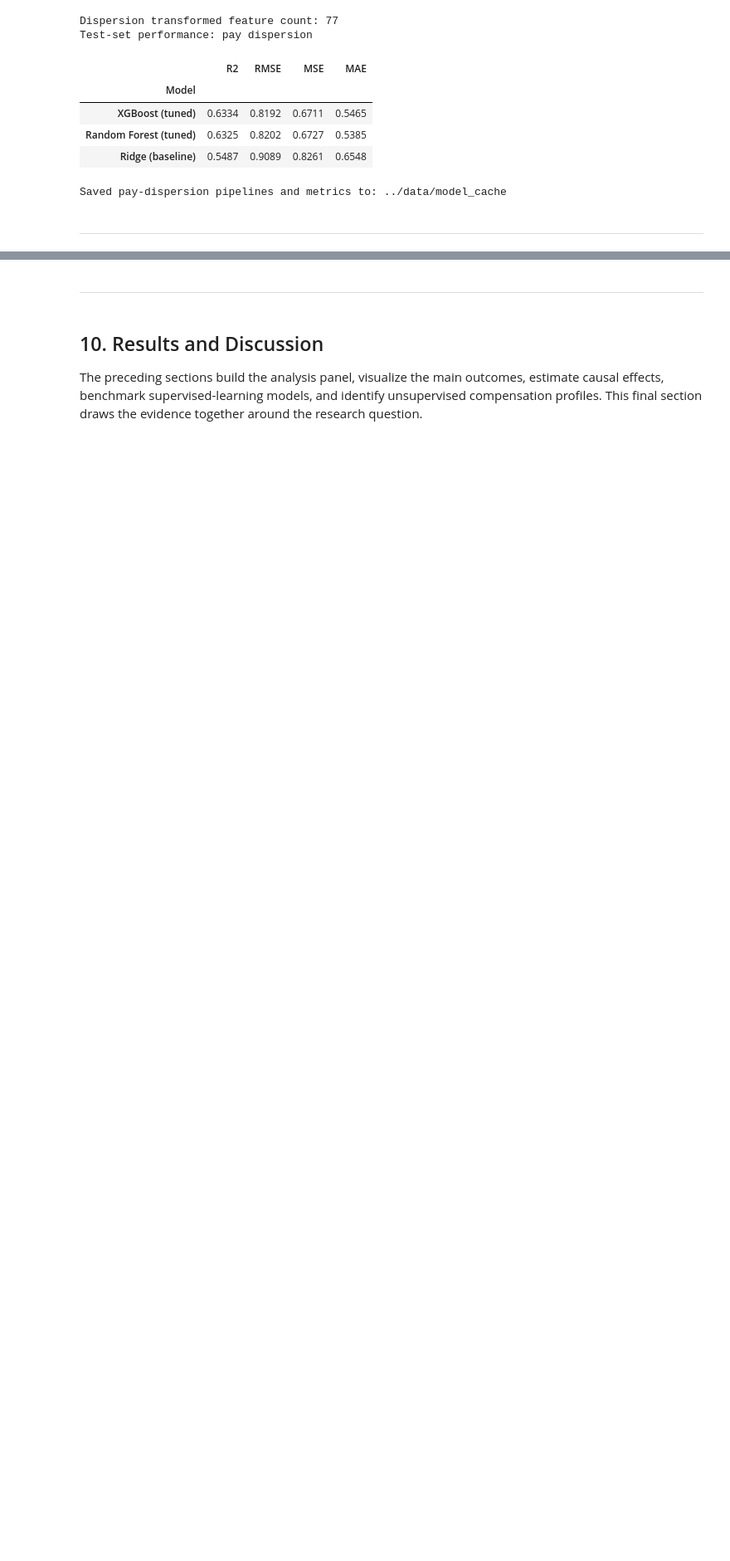
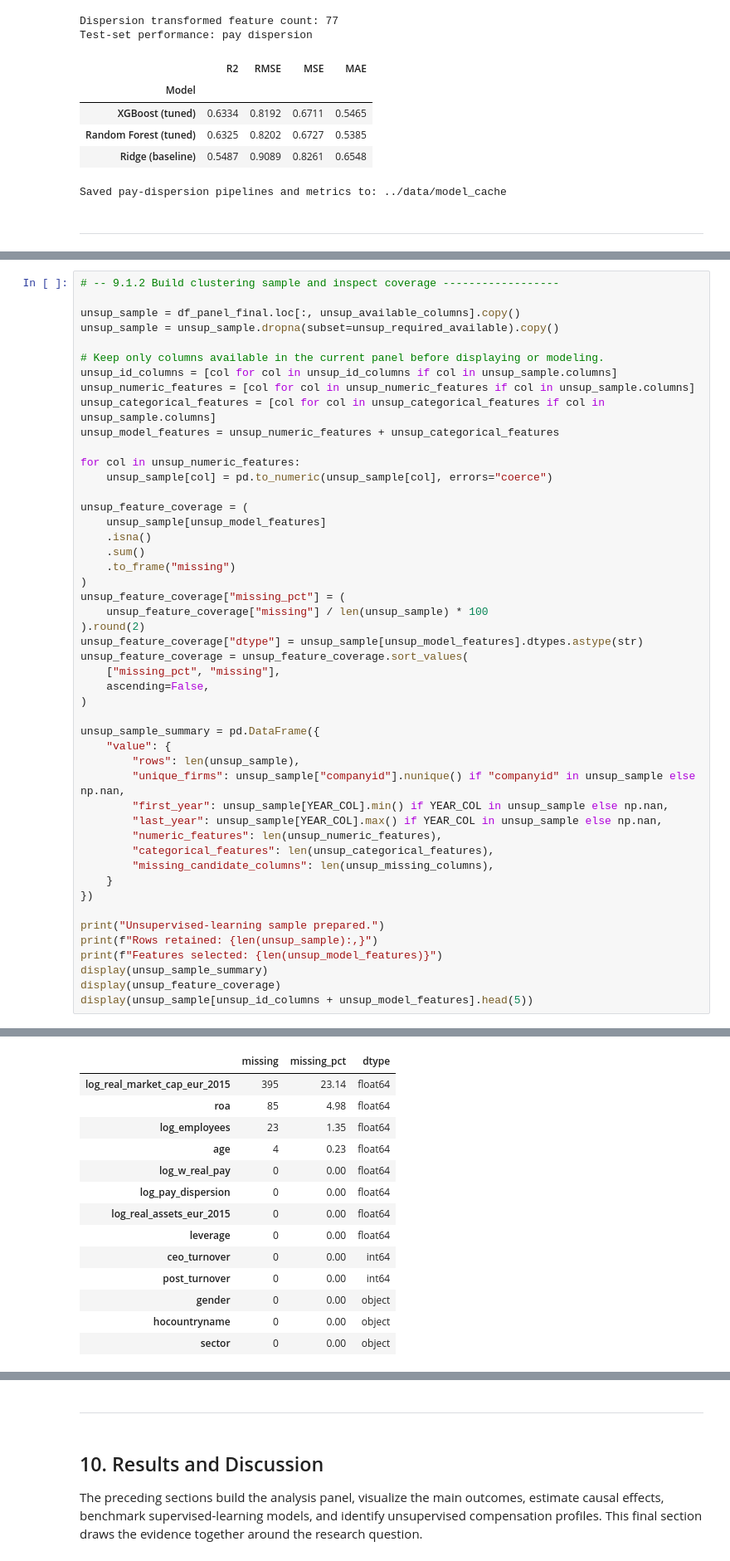
Before and after one commit to rizkyakbar-tud/DAI, a Jupyter notebook: mission/proposals_st26/mission_proposal_Akbar-Zduńczyk copy.ipynb, the cells around one changed output, grey strips where cells are left out. Shown at 83% size. Saved outputs shown, nothing was run; the diff lists cells and outputs as text; blank space fills up the shorter version.

```diff
--- a/mission/proposals_st26/mission_proposal_Akbar-Zduńczyk copy.ipynb
+++ b/mission/proposals_st26/mission_proposal_Akbar-Zduńczyk copy.ipynb
@@ -6038,0 +5973,49 @@ Features selected: 11
+# %%
+# -- 9.1.2 Build clustering sample and inspect coverage ------------------
+
+unsup_sample = df_panel_final.loc[:, unsup_available_columns].copy()
+unsup_sample = unsup_sample.dropna(subset=unsup_required_available).copy()
+
+# Keep only columns available in the current panel before displaying or modeling.
+unsup_id_columns = [col for col in unsup_id_columns if col in unsup_sample.columns]
+unsup_numeric_features = [col for col in unsup_numeric_features if col in unsup_sample.columns]
+unsup_categorical_features = [col for col in unsup_categorical_features if col in unsup_sample.columns]
+unsup_model_features = unsup_numeric_features + unsup_categorical_features
+
+for col in unsup_numeric_features:
+    unsup_sample[col] = pd.to_numeric(unsup_sample[col], errors="coerce")
+
+unsup_feature_coverage = (
+    unsup_sample[unsup_model_features]
+    .isna()
+    .sum()
+    .to_frame("missing")
+)
+unsup_feature_coverage["missing_pct"] = (
+    unsup_feature_coverage["missing"] / len(unsup_sample) * 100
+).round(2)
+unsup_feature_coverage["dtype"] = unsup_sample[unsup_model_features].dtypes.astype(str)
+unsup_feature_coverage = unsup_feature_coverage.sort_values(
+    ["missing_pct", "missing"],
+    ascending=False,
+)
+
+unsup_sample_summary = pd.DataFrame({
+    "value": {
+        "rows": len(unsup_sample),
+        "unique_firms": unsup_sample["companyid"].nunique() if "companyid" in unsup_sample else np.nan,
+        "first_year": unsup_sample[YEAR_COL].min() if YEAR_COL in unsup_sample else np.nan,
+        "last_year": unsup_sample[YEAR_COL].max() if YEAR_COL in unsup_sample else np.nan,
+        "numeric_features": len(unsup_numeric_features),
+        "categorical_features": len(unsup_categorical_features),
+        "missing_candidate_columns": len(unsup_missing_columns),
+    }
+})
+
+print("Unsupervised-learning sample prepared.")
+print(f"Rows retained: {len(unsup_sample):,}")
+print(f"Features selected: {len(unsup_model_features)}")
+display(unsup_sample_summary)
+display(unsup_feature_coverage)
+display(unsup_sample[unsup_id_columns + unsup_model_features].head(5))
+# %% [output]
@@ -6038,0 +6033,14 @@ Features selected: 11
+|  | missing | missing_pct | dtype |
+| log_real_market_cap_eur_2015 | 395 | 23.14 | float64 |
+| roa | 85 | 4.98 | float64 |
+| log_employees | 23 | 1.35 | float64 |
+| age | 4 | 0.23 | float64 |
+| log_w_real_pay | 0 | 0.00 | float64 |
+| log_pay_dispersion | 0 | 0.00 | float64 |
+| log_real_assets_eur_2015 | 0 | 0.00 | float64 |
+| leverage | 0 | 0.00 | float64 |
+| ceo_turnover | 0 | 0.00 | int64 |
+| post_turnover | 0 | 0.00 | int64 |
+| gender | 0 | 0.00 | object |
+| hocountryname | 0 | 0.00 | object |
+| sector | 0 | 0.00 | object |
```
Also changed, not shown: parts of 43 cells of this notebook.
